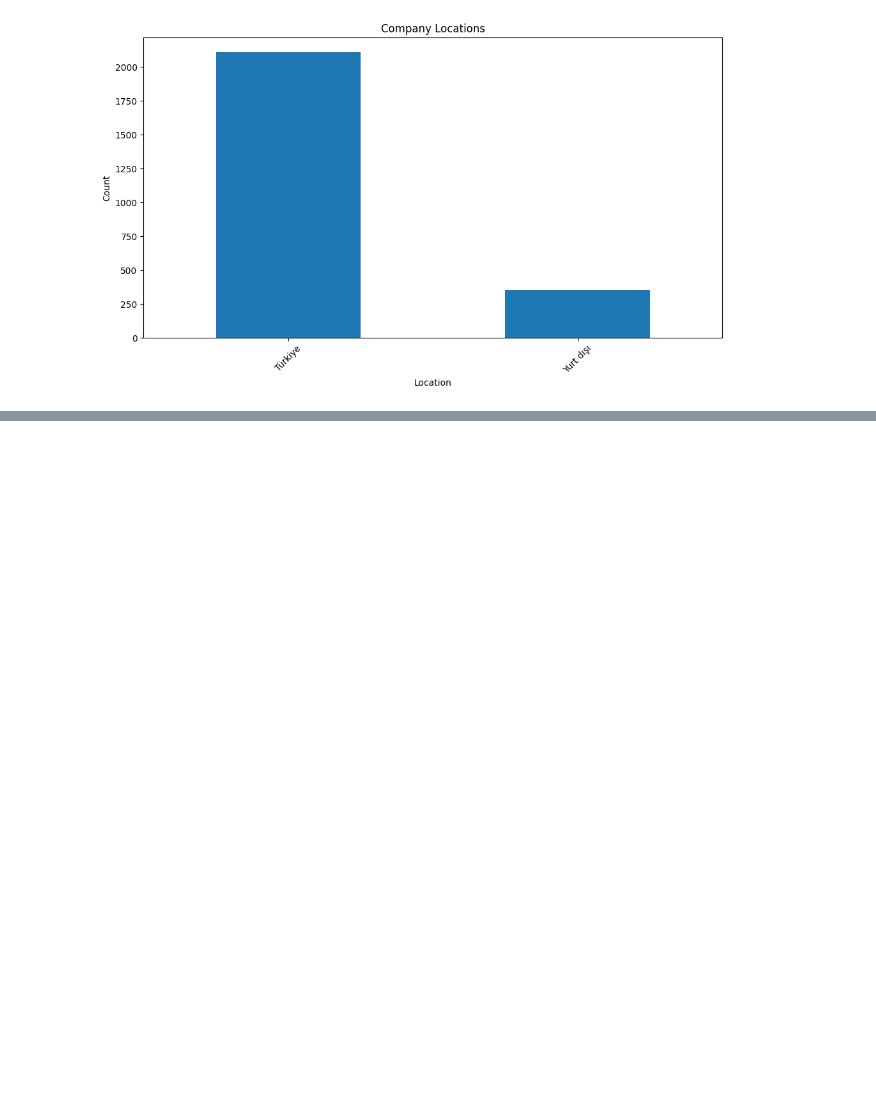
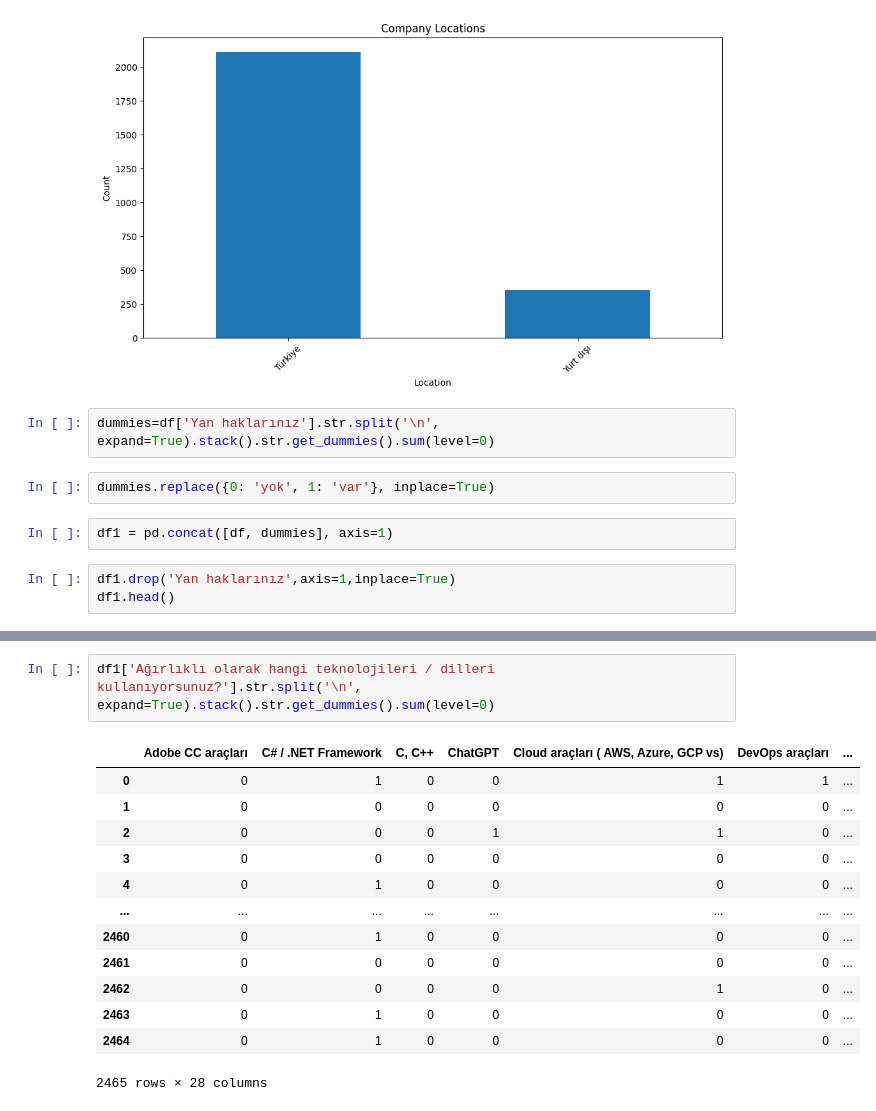
Before and after one commit to ofgkts/Portfolio-Projects, a Jupyter notebook: survey_code.ipynb, the cells around one changed output, grey strips where cells are left out. Cells and saved outputs as stored; diff of their text form; blank space fills up the shorter version.

```diff
--- a/survey_code.ipynb
+++ b/survey_code.ipynb
@@ -74,3 +74,12 @@ plt.tight_layout()
 plt.show()
 # %% [output]
 [figure]
+# %%
+dummies=df['Yan haklarınız'].str.split('\n', expand=True).stack().str.get_dummies().sum(level=0)
+# %%
+dummies.replace({0: 'yok', 1: 'var'}, inplace=True)
+# %%
+df1 = pd.concat([df, dummies], axis=1)
+# %%
+df1.drop('Yan haklarınız',axis=1,inplace=True)
+df1.head()
@@ -76,0 +94,16 @@ plt.show()
+# %%
+df1['Ağırlıklı olarak hangi teknolojileri / dilleri kullanıyorsunuz?'].str.split('\n', expand=True).stack().str.get_dummies().sum(level=0)
+# %% [output]
+|  | Adobe CC araçları | C# / .NET Framework | C, C++ | ChatGPT | Cloud araçları ( AWS, Azure, GCP vs) | DevOps araçları | ... |
+| 0 | 0 | 1 | 0 | 0 | 1 | 1 | ... |
+| 1 | 0 | 0 | 0 | 0 | 0 | 0 | ... |
+| 2 | 0 | 0 | 0 | 1 | 1 | 0 | ... |
+| 3 | 0 | 0 | 0 | 0 | 0 | 0 | ... |
+| 4 | 0 | 1 | 0 | 0 | 0 | 0 | ... |
+| ... | ... | ... | ... | ... | ... | ... | ... |
+| 2460 | 0 | 1 | 0 | 0 | 0 | 0 | ... |
+| 2461 | 0 | 0 | 0 | 0 | 0 | 0 | ... |
+| 2462 | 0 | 0 | 0 | 0 | 1 | 0 | ... |
+| 2463 | 0 | 1 | 0 | 0 | 0 | 0 | ... |
+| 2464 | 0 | 1 | 0 | 0 | 0 | 0 | ... |
+2465 rows × 28 columns
```
Also changed, not shown: parts of 4 cells of this notebook.
